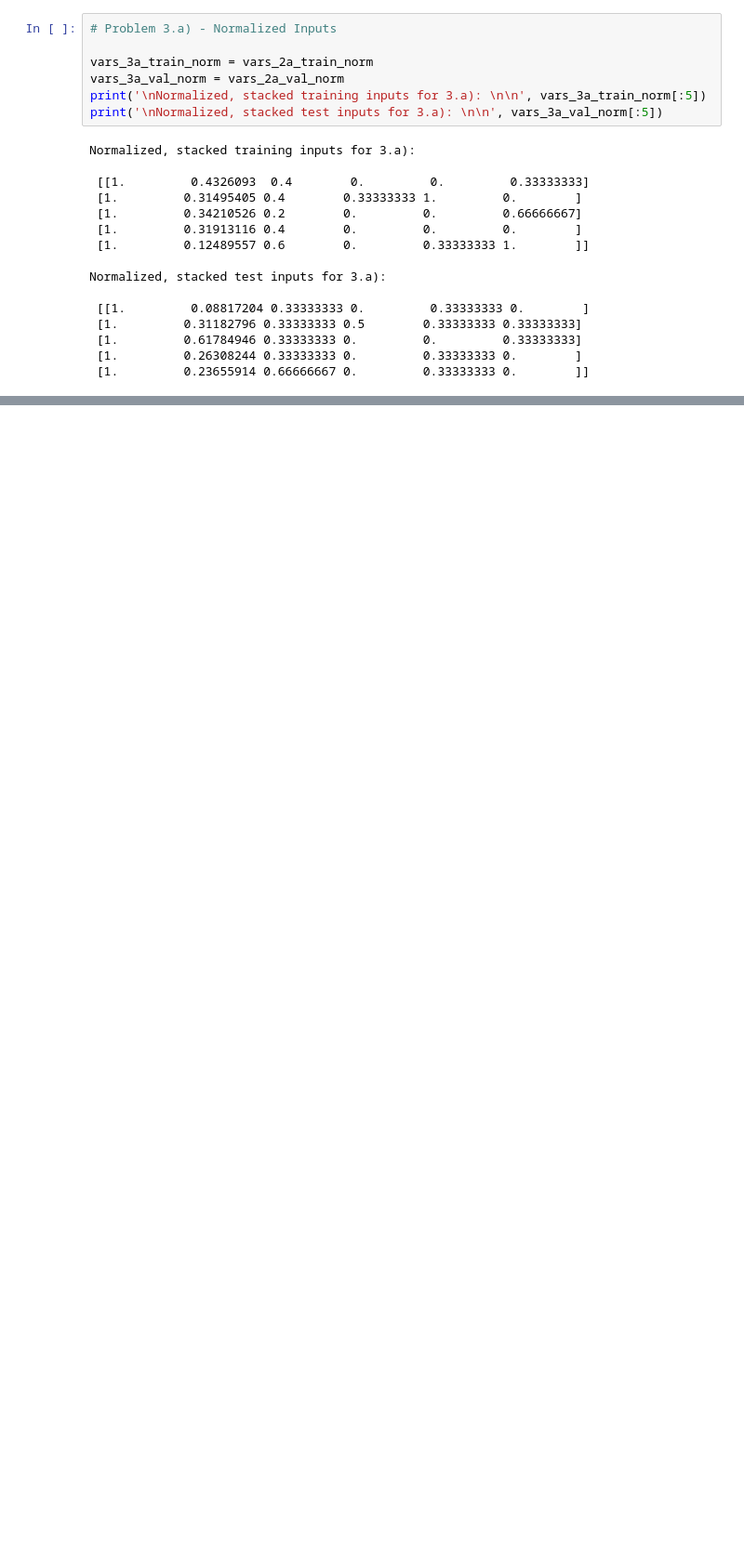
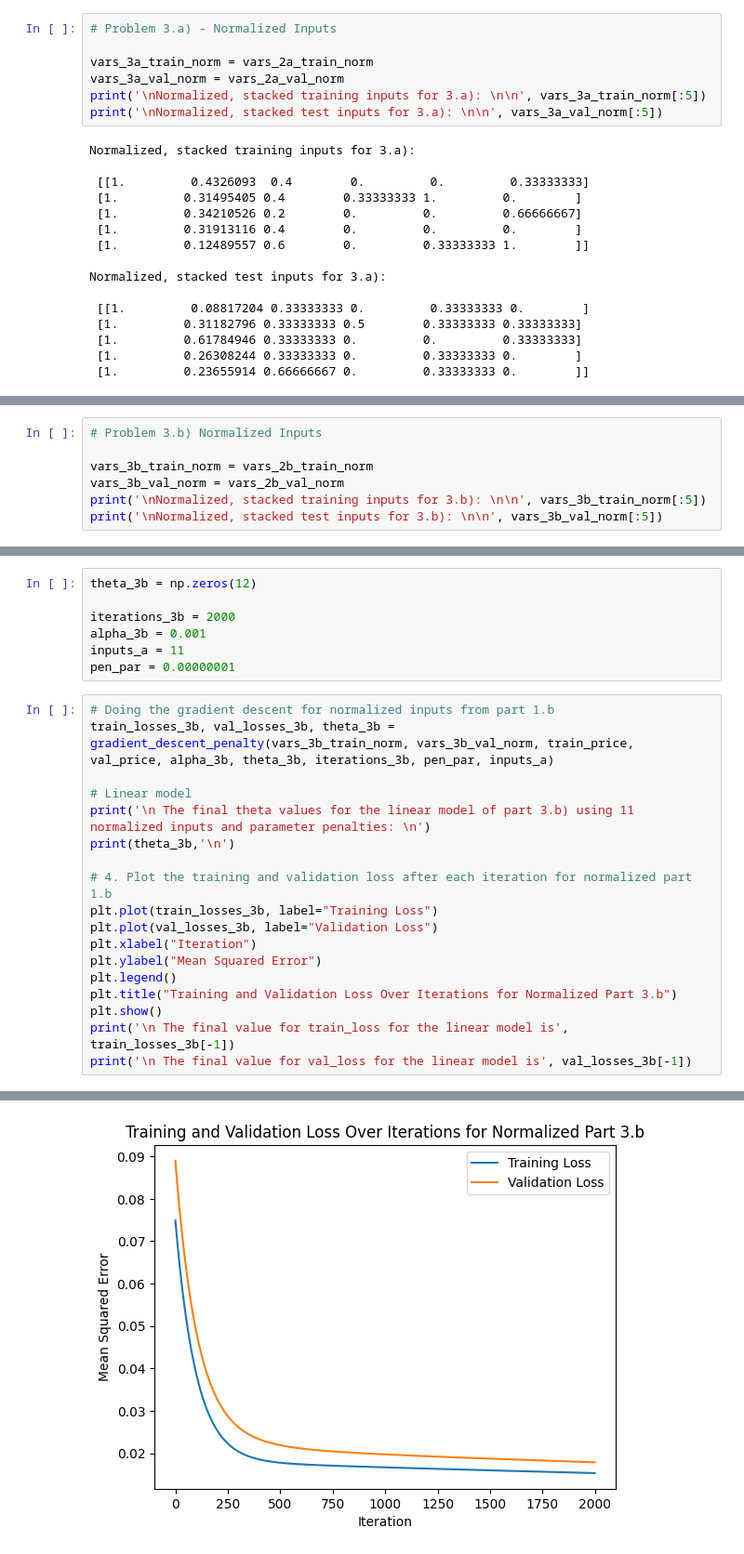
Before and after one commit to Pathin220/4105_ML, a Jupyter notebook: 4105_Hw2.ipynb, the cells around one changed output, grey strips where cells are left out. Shown: that part at 93% size. Saved outputs shown, nothing was run; the diff lists cells and outputs as text; blank space fills up the shorter version.

```diff
--- a/4105_Hw2.ipynb
+++ b/4105_Hw2.ipynb
@@ -657,0 +724,7 @@ ValueError: ignored
+# %%
+# Problem 3.b) Normalized Inputs
+
+vars_3b_train_norm = vars_2b_train_norm
+vars_3b_val_norm = vars_2b_val_norm
+print('\nNormalized, stacked training inputs for 3.b): \n\n', vars_3b_train_norm[:5])
+print('\nNormalized, stacked test inputs for 3.b): \n\n', vars_3b_val_norm[:5])
@@ -657,0 +749,26 @@ ValueError: ignored
+# %%
+theta_3b = np.zeros(12)
+
+iterations_3b = 2000
+alpha_3b = 0.001
+inputs_a = 11
+pen_par = 0.00000001
+# %%
+# Doing the gradient descent for normalized inputs from part 1.b
+train_losses_3b, val_losses_3b, theta_3b = gradient_descent_penalty(vars_3b_train_norm, vars_3b_val_norm, train_price, val_price, alpha_3b, theta_3b, iterations_3b, pen_par, inputs_a)
+
+# Linear model
+print('\n The final theta values for the linear model of part 3.b) using 11 normalized inputs and parameter penalties: \n')
+print(theta_3b,'\n')
+
+# 4. Plot the training and validation loss after each iteration for normalized part 1.b
+plt.plot(train_losses_3b, label="Training Loss")
+plt.plot(val_losses_3b, label="Validation Loss")
+plt.xlabel("Iteration")
+plt.ylabel("Mean Squared Error")
+plt.legend()
+plt.title("Training and Validation Loss Over Iterations for Normalized Part 3.b")
+plt.show()
+print('\n The final value for train_loss for the linear model is', train_losses_3b[-1])
+print('\n The final value for val_loss for the linear model is', val_losses_3b[-1])
+# %% [output]
@@ -657,0 +781 @@ ValueError: ignored
+[figure, added]
```
Also changed, not shown: parts of 11 cells of this notebook.
